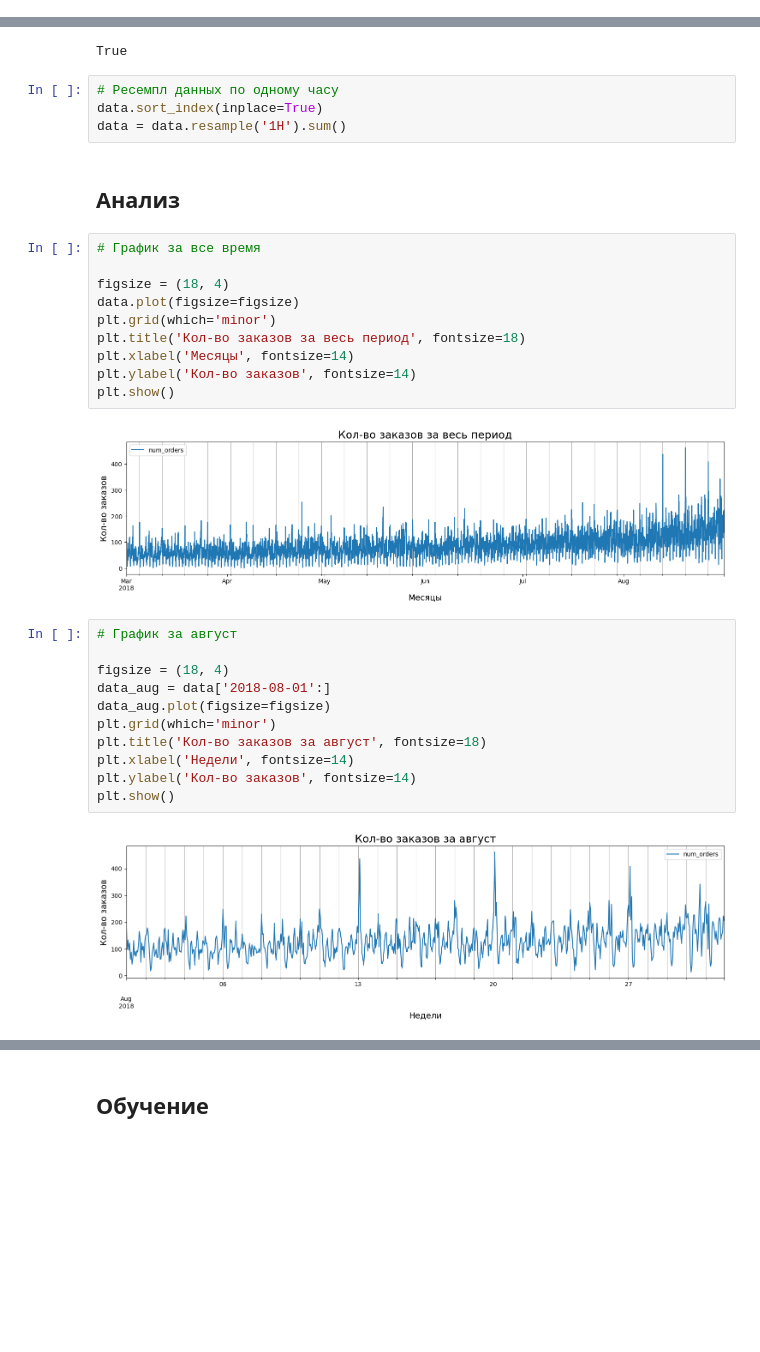
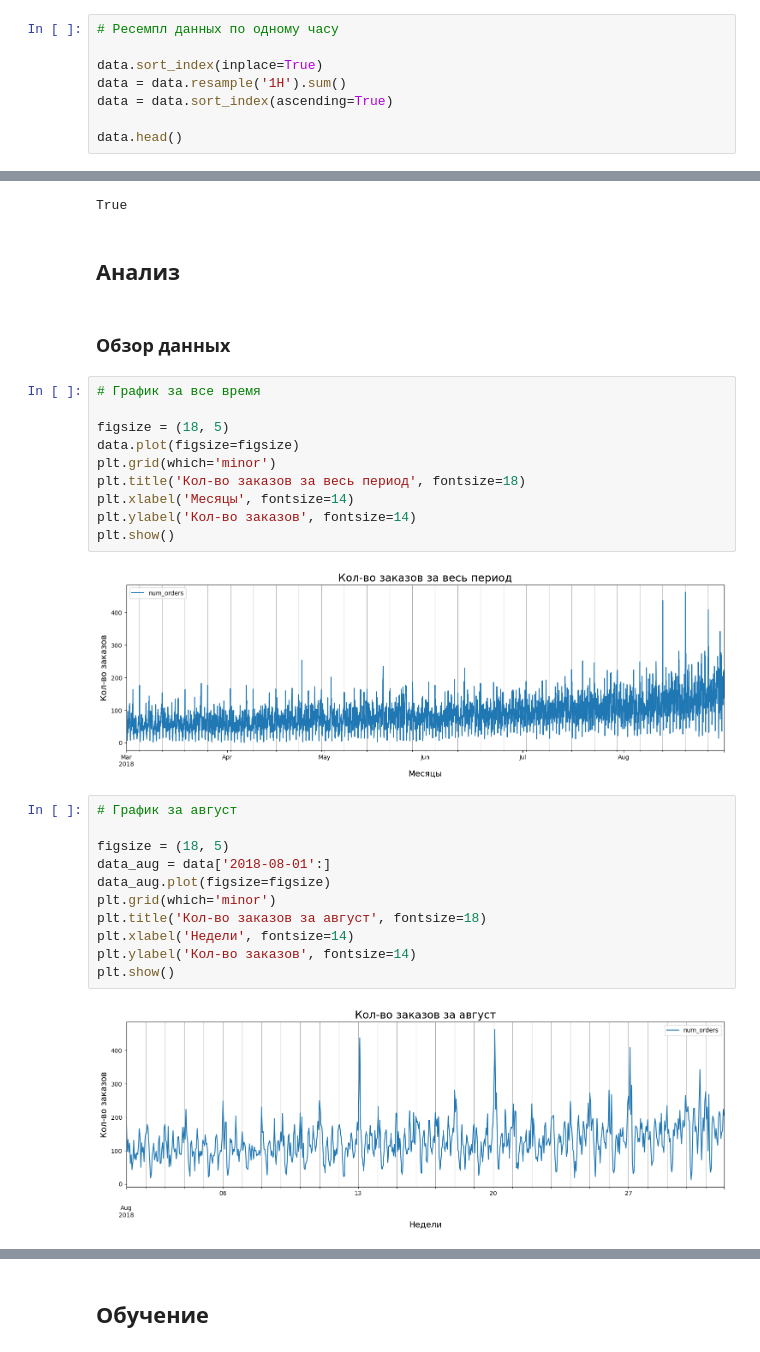
Before and after one commit to step8rother/Yandex_Practicum_Data_Scientist, a Jupyter notebook: 11 Временные ряды/9_project_forecast_taxi_orders.ipynb, the cells around one changed output, grey strips where cells are left out. Saved outputs shown, nothing was run; the diff lists cells and outputs as text; blank space fills up the shorter version.

```diff
--- a/11 Временные ряды/9_project_forecast_taxi_orders.ipynb
+++ b/11 Временные ряды/9_project_forecast_taxi_orders.ipynb
@@ -46,0 +81,8 @@ ProfileReport(data)
+# %%
+# Ресемпл данных по одному часу
+
+data.sort_index(inplace=True)
+data = data.resample('1H').sum()
+data = data.sort_index(ascending=True)
+
+data.head()
@@ -48,28 +98,26 @@ ProfileReport(data)
 print(data.index.is_monotonic)
 # %% [output]
 True
-# %%
-# Ресемпл данных по одному часу
-data.sort_index(inplace=True)
-data = data.resample('1H').sum()
 # %% [markdown]
 ## Анализ
+# %% [markdown]
+### Обзор данных
 # %%
 # График за все время
 
-figsize = (18, 4)
+figsize = (18, 5)
 data.plot(figsize=figsize)
 plt.grid(which='minor')
 plt.title('Кол-во заказов за весь период', fontsize=18)
 plt.xlabel('Месяцы', fontsize=14)
 plt.ylabel('Кол-во заказов', fontsize=14)
 plt.show()
 # %% [output]
-[figure, old version]
+[figure, new version]
 # %%
 # График за август
 
-figsize = (18, 4)
+figsize = (18, 5)
 data_aug = data['2018-08-01':]
 data_aug.plot(figsize=figsize)
 plt.grid(which='minor')
@@ -78,5 +126,5 @@ plt.xlabel('Недели', fontsize=14)
 plt.ylabel('Кол-во заказов', fontsize=14)
 plt.show()
 # %% [output]
-[figure, old version]
+[figure, new version]
 # %%
```
Also changed, not shown: parts of 48 cells of this notebook.
